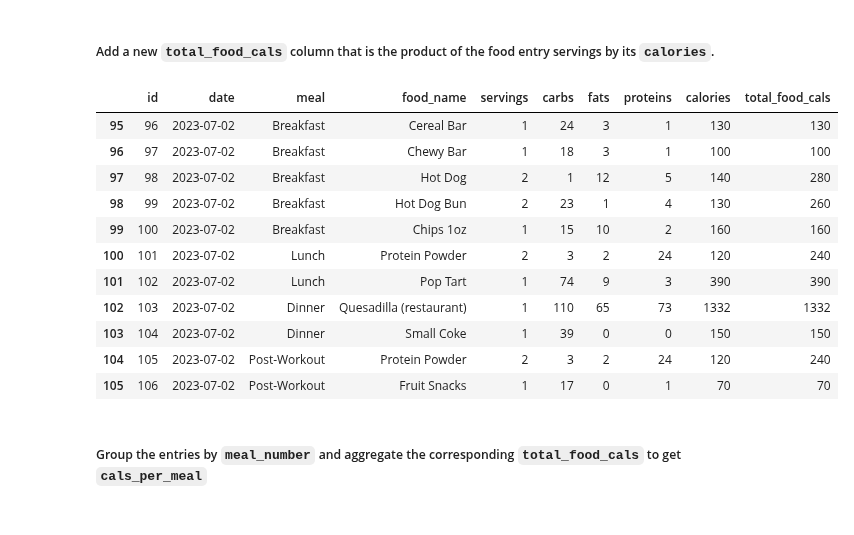
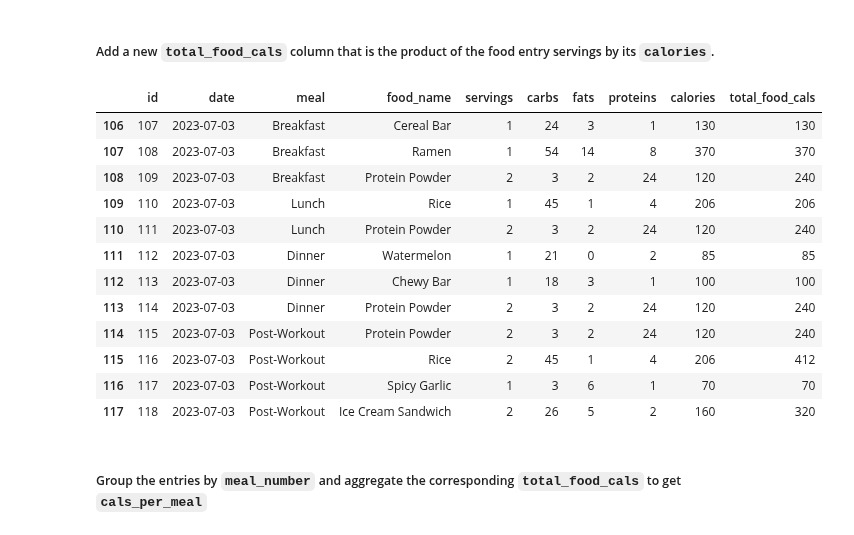
Before and after one commit to Artuk009/NewDIetAndExercise, a Jupyter notebook: Diet_Stuff/diet_(MySQL_Migration).ipynb, the cells around one changed output. Cells and saved outputs as stored; diff of their text form; code cells hidden in the pictures.

```diff
--- a/Diet_Stuff/diet_(MySQL_Migration).ipynb
+++ b/Diet_Stuff/diet_(MySQL_Migration).ipynb
@@ -412,23 +415,24 @@ macro_series.plot.pie(
 # %%
 # Add a total calories column
 updated_foods['total_food_cals'] = updated_foods['servings'] * updated_foods['calories']
 
-# Sort entries by date
-today = updated_foods[updated_foods['date']==pd.to_datetime(date)]
+# Sort entries by date (Use datetime.strptime to convert the date string to a datetime object)
+today = updated_foods[updated_foods['date']==datetime.datetime.strptime(date, "%Y-%m-%d").date()]
 today
 # %% [output]
 |  | id | date | meal | food_name | servings | carbs | fats | proteins | calories | total_food_cals |
-| 95 | 96 | 2023-07-02 | Breakfast | Cereal Bar | 1 | 24 | 3 | 1 | 130 | 130 |
-| 96 | 97 | 2023-07-02 | Breakfast | Chewy Bar | 1 | 18 | 3 | 1 | 100 | 100 |
-| 97 | 98 | 2023-07-02 | Breakfast | Hot Dog | 2 | 1 | 12 | 5 | 140 | 280 |
-| 98 | 99 | 2023-07-02 | Breakfast | Hot Dog Bun | 2 | 23 | 1 | 4 | 130 | 260 |
-| 99 | 100 | 2023-07-02 | Breakfast | Chips 1oz | 1 | 15 | 10 | 2 | 160 | 160 |
-| 100 | 101 | 2023-07-02 | Lunch | Protein Powder | 2 | 3 | 2 | 24 | 120 | 240 |
-| 101 | 102 | 2023-07-02 | Lunch | Pop Tart | 1 | 74 | 9 | 3 | 390 | 390 |
-| 102 | 103 | 2023-07-02 | Dinner | Quesadilla (restaurant) | 1 | 110 | 65 | 73 | 1332 | 1332 |
-| 103 | 104 | 2023-07-02 | Dinner | Small Coke | 1 | 39 | 0 | 0 | 150 | 150 |
-| 104 | 105 | 2023-07-02 | Post-Workout | Protein Powder | 2 | 3 | 2 | 24 | 120 | 240 |
-| 105 | 106 | 2023-07-02 | Post-Workout | Fruit Snacks | 1 | 17 | 0 | 1 | 70 | 70 |
+| 106 | 107 | 2023-07-03 | Breakfast | Cereal Bar | 1 | 24 | 3 | 1 | 130 | 130 |
+| 107 | 108 | 2023-07-03 | Breakfast | Ramen | 1 | 54 | 14 | 8 | 370 | 370 |
+| 108 | 109 | 2023-07-03 | Breakfast | Protein Powder | 2 | 3 | 2 | 24 | 120 | 240 |
+| 109 | 110 | 2023-07-03 | Lunch | Rice | 1 | 45 | 1 | 4 | 206 | 206 |
+| 110 | 111 | 2023-07-03 | Lunch | Protein Powder | 2 | 3 | 2 | 24 | 120 | 240 |
+| 111 | 112 | 2023-07-03 | Dinner | Watermelon | 1 | 21 | 0 | 2 | 85 | 85 |
+| 112 | 113 | 2023-07-03 | Dinner | Chewy Bar | 1 | 18 | 3 | 1 | 100 | 100 |
+| 113 | 114 | 2023-07-03 | Dinner | Protein Powder | 2 | 3 | 2 | 24 | 120 | 240 |
+| 114 | 115 | 2023-07-03 | Post-Workout | Protein Powder | 2 | 3 | 2 | 24 | 120 | 240 |
+| 115 | 116 | 2023-07-03 | Post-Workout | Rice | 2 | 45 | 1 | 4 | 206 | 412 |
+| 116 | 117 | 2023-07-03 | Post-Workout | Spicy Garlic | 1 | 3 | 6 | 1 | 70 | 70 |
+| 117 | 118 | 2023-07-03 | Post-Workout | Ice Cream Sandwich | 2 | 26 | 5 | 2 | 160 | 320 |
 # %% [markdown]
 ##### Group the entries by `meal_number` and aggregate the corresponding `total_food_cals` to get `cals_per_meal`
 # %%
```
Also changed, not shown: parts of 5 cells of this notebook, 2 other files.
